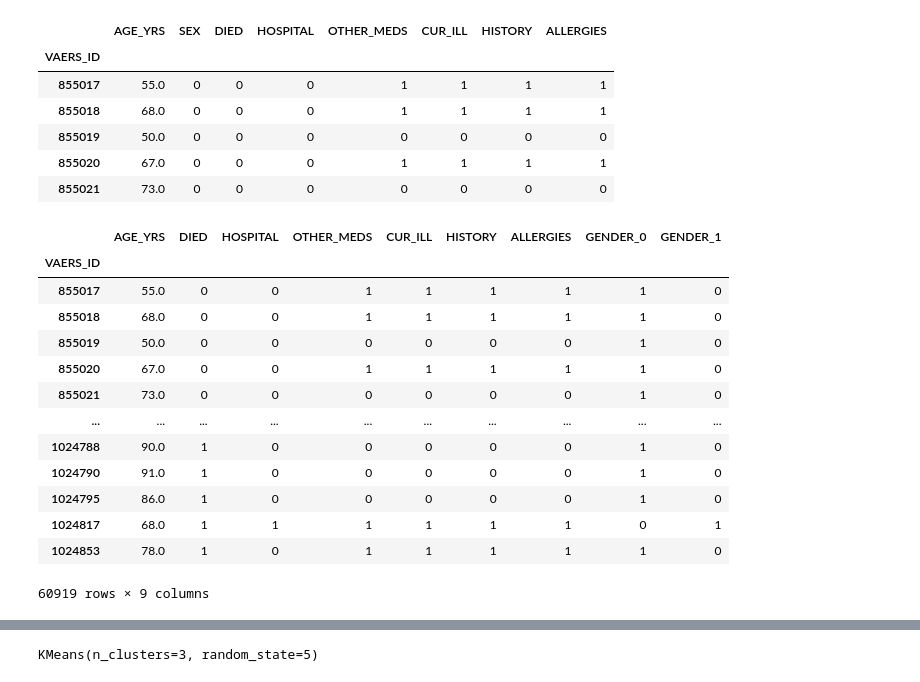
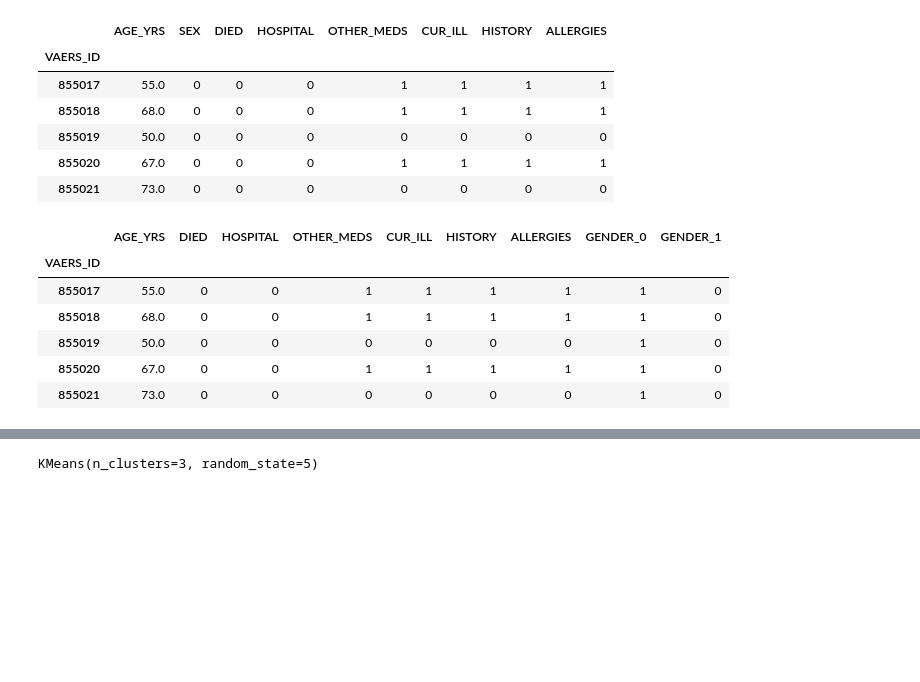
Before and after one commit to zoomdmartin02/Covid_Vaccine_Analysis, a Jupyter notebook: Model_team11.ipynb, the cells around one changed output, grey strips where cells are left out. Drawn from its saved outputs; the diff is of its cells as text; code cells hidden in the pictures; blank space fills up the shorter version.

```diff
--- a/Model_team11.ipynb
+++ b/Model_team11.ipynb
@@ -433,19 +433,13 @@ VAERS_DATA_VAX_all_df.head()
 | 855020 | 67.0 | 0 | 0 | 0 | 1 | 1 | 1 | 1 |
 | 855021 | 73.0 | 0 | 0 | 0 | 0 | 0 | 0 | 0 |
 # %%
-pd.get_dummies(VAERS_DATA_VAX_all_df, prefix=["GENDER"], columns= ["SEX"])
+VAERS_DATA_VAX_all_df = pd.get_dummies(VAERS_DATA_VAX_all_df, prefix=["GENDER"], columns= ["SEX"]).copy()
+VAERS_DATA_VAX_all_df.head()
 # %% [output]
 |  | AGE_YRS | DIED | HOSPITAL | OTHER_MEDS | CUR_ILL | HISTORY | ALLERGIES | GENDER_0 | GENDER_1 |
 | VAERS_ID |  |  |  |  |  |  |  |  |  |
 | 855017 | 55.0 | 0 | 0 | 1 | 1 | 1 | 1 | 1 | 0 |
 | 855018 | 68.0 | 0 | 0 | 1 | 1 | 1 | 1 | 1 | 0 |
 | 855019 | 50.0 | 0 | 0 | 0 | 0 | 0 | 0 | 1 | 0 |
 | 855020 | 67.0 | 0 | 0 | 1 | 1 | 1 | 1 | 1 | 0 |
 | 855021 | 73.0 | 0 | 0 | 0 | 0 | 0 | 0 | 1 | 0 |
-| ... | ... | ... | ... | ... | ... | ... | ... | ... | ... |
-| 1024788 | 90.0 | 1 | 0 | 0 | 0 | 0 | 0 | 1 | 0 |
-| 1024790 | 91.0 | 1 | 0 | 0 | 0 | 0 | 0 | 1 | 0 |
-| 1024795 | 86.0 | 1 | 0 | 0 | 0 | 0 | 0 | 1 | 0 |
-| 1024817 | 68.0 | 1 | 1 | 1 | 1 | 1 | 1 | 0 | 1 |
-| 1024853 | 78.0 | 1 | 0 | 1 | 1 | 1 | 1 | 1 | 0 |
-60919 rows × 9 columns
```
Also changed, not shown: parts of 9 cells of this notebook.
